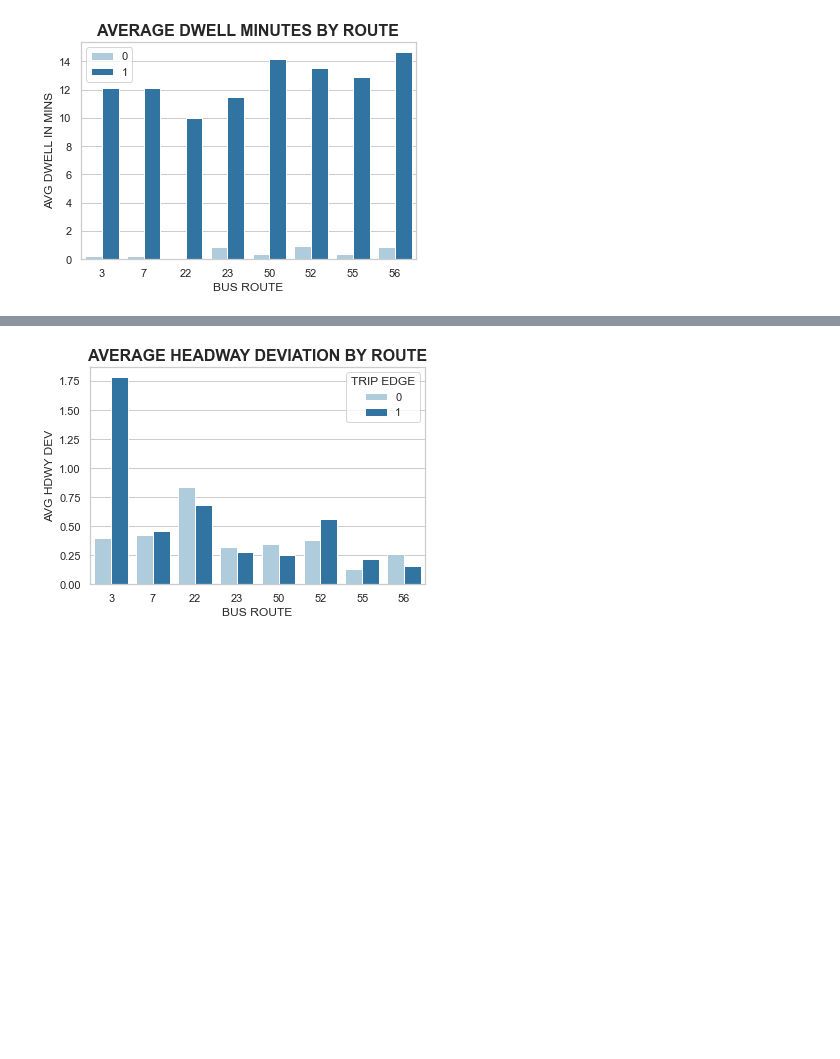
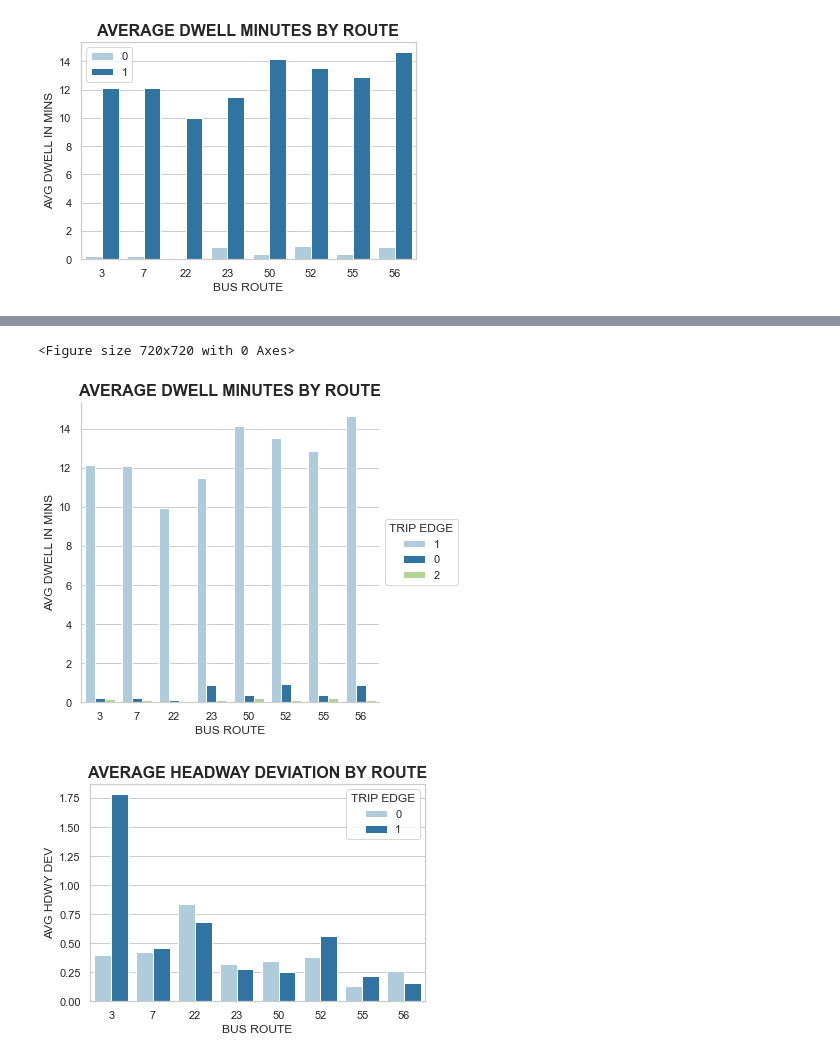
Before and after one commit to NSS-Data-Analytics-Cohort-7/wego-python-bit-my_finger, a Jupyter notebook: notebook/new_wego.ipynb, the cells around one changed output, grey strips where cells are left out. Saved outputs shown, nothing was run; the diff lists cells and outputs as text; code cells hidden in the pictures; blank space fills up the shorter version.

```diff
--- a/notebook/new_wego.ipynb
+++ b/notebook/new_wego.ipynb
@@ -240,3 +245,20 @@ layover_plot3
+# %%
+hue_order = [1,0,2]
+plt.figure(figsize=(10, 10))
+g = sns.catplot(data = layover_plot3,
+                kind = 'bar',
+                x = 'ROUTE_ABBR',
+                y = 0,
+                hue = 'TRIP_EDGE',
+                hue_order = hue_order,
+               legend = False)
+plt.ylabel('AVG DWELL IN MINS')
+plt.xlabel('BUS ROUTE')
+plt.legend(title = 'TRIP EDGE', loc='center left', bbox_to_anchor=(1, 0.5))
+plt.title('AVERAGE DWELL MINUTES BY ROUTE', fontweight = 'bold', size = 16);
+# %% [output]
+<Figure size 720x720 with 0 Axes>
+[figure, added]
 # %%
 def calculate2(layover_new):
     return layover_new.HDWY_DEV.mean()
```
Also changed, not shown: parts of 24 cells of this notebook.
